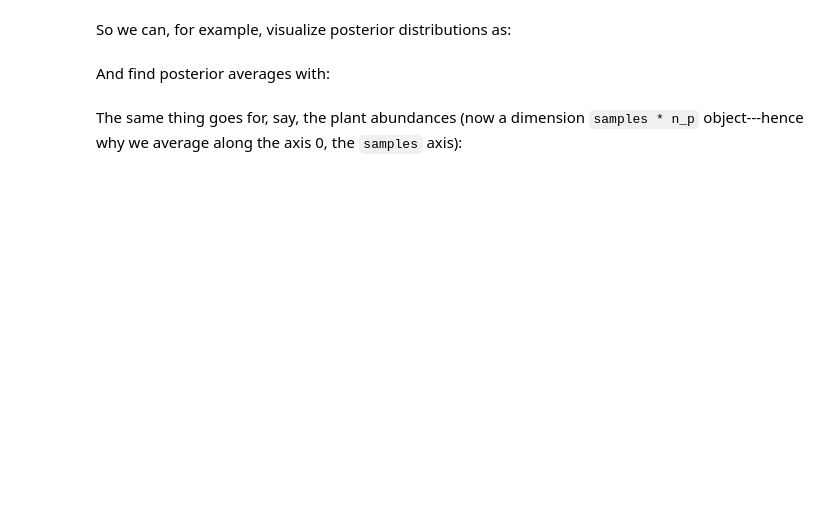
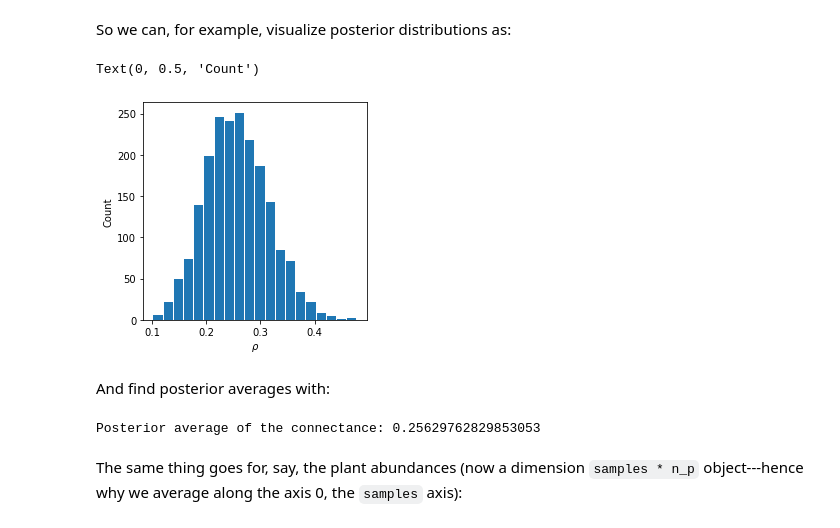
Before and after one commit to jg-you/plant-pollinator-inference, a Jupyter notebook: python_example.ipynb, the cells around one changed output. Cells and saved outputs as stored; diff of their text form; code cells hidden in the pictures; blank space fills up the shorter version.

```diff
--- a/python_example.ipynb
+++ b/python_example.ipynb
@@ -231,14 +406,19 @@ samples['rho']
 So we can, for example, visualize posterior distributions as:
 # %%
 plt.figure(figsize=(4,4))
-plt.hist(samples['rho'], density=False, bins=20, rwidth=0.9);
+plt.hist(samples['rho'][0], density=False, bins=20, rwidth=0.9);
 
 plt.xlabel(r'$\rho$')
 plt.ylabel('Count')
+# %% [output]
+Text(0, 0.5, 'Count')
+[figure, added]
 # %% [markdown]
 And find posterior averages with:
 # %%
-print('Posterior average of the connectance:', np.mean(samples['rho'], axis=0))
+print('Posterior average of the connectance:', np.mean(samples['rho'][0], axis=0))
+# %% [output]
+Posterior average of the connectance: 0.25629762829853053
 # %% [markdown]
 The same thing goes for, say, the plant abundances (now a dimension `samples * n_p` object---hence why we average along the axis 0, the `samples` axis):
 # %%
```
Also changed, not shown: parts of 21 cells of this notebook, 3 other files.
